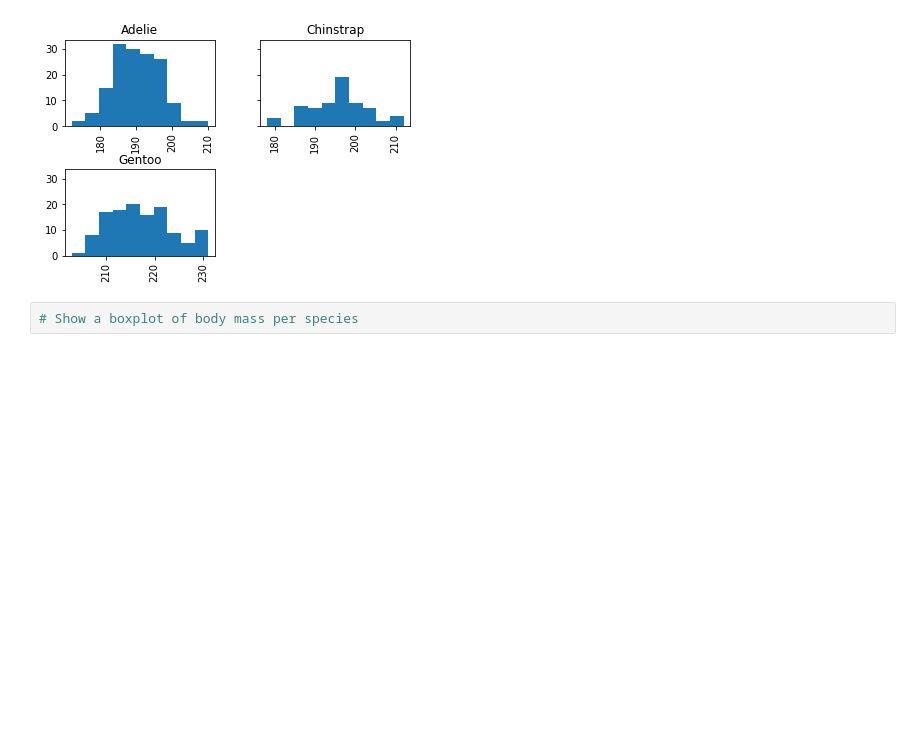
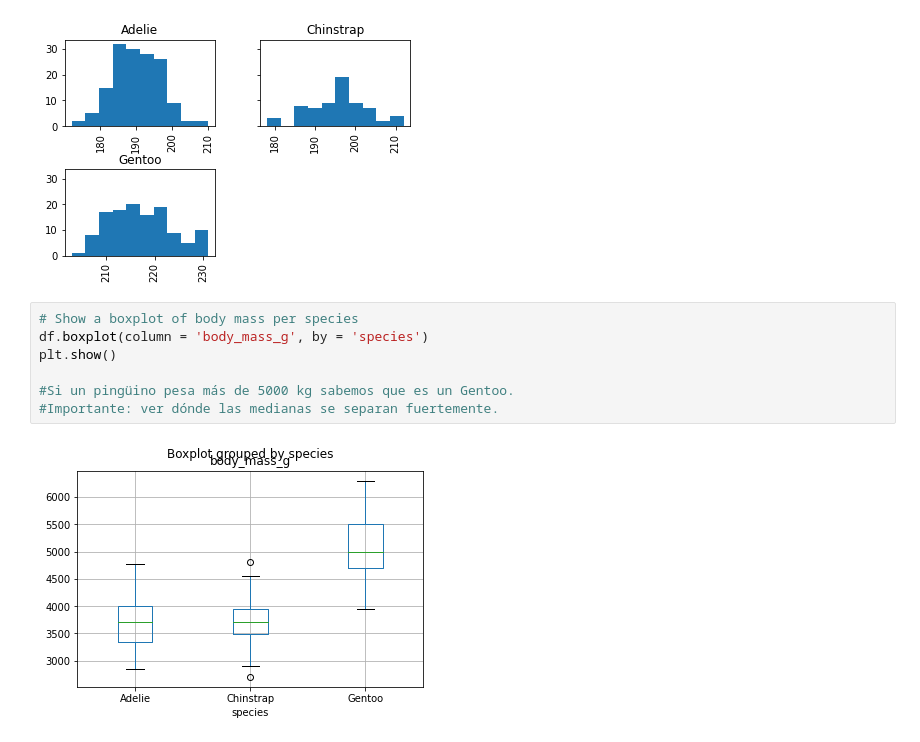
Before and after one commit to easyundercover/palmer-penguins-analysis, a Jupyter notebook: Palmer_Penguins_Analysis copy.ipynb, the cells around one changed output. Saved outputs shown, nothing was run; the diff lists cells and outputs as text; blank space fills up the shorter version.

```diff
--- a/Palmer_Penguins_Analysis copy.ipynb
+++ b/Palmer_Penguins_Analysis copy.ipynb
@@ -113,5 +113,12 @@ df.hist(column = 'flipper_length_mm', by = 'species', sharey = True)
 plt.show()
 # %% [output]
 [figure]
-# %%
-# Show a boxplot of body mass per species
+# %%
+# Show a boxplot of body mass per species
+df.boxplot(column = 'body_mass_g', by = 'species')
+plt.show()
+
+#Si un pingüino pesa más de 5000 kg sabemos que es un Gentoo.
+#Importante: ver dónde las medianas se separan fuertemente.
+# %% [output]
+[figure, added]
```
Also changed, not shown: parts of 8 cells of this notebook.
